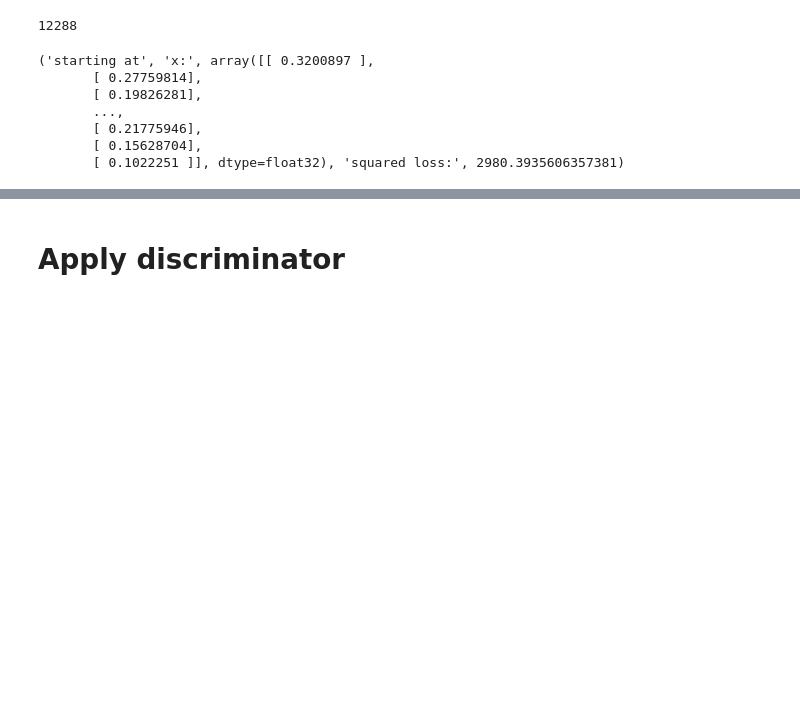
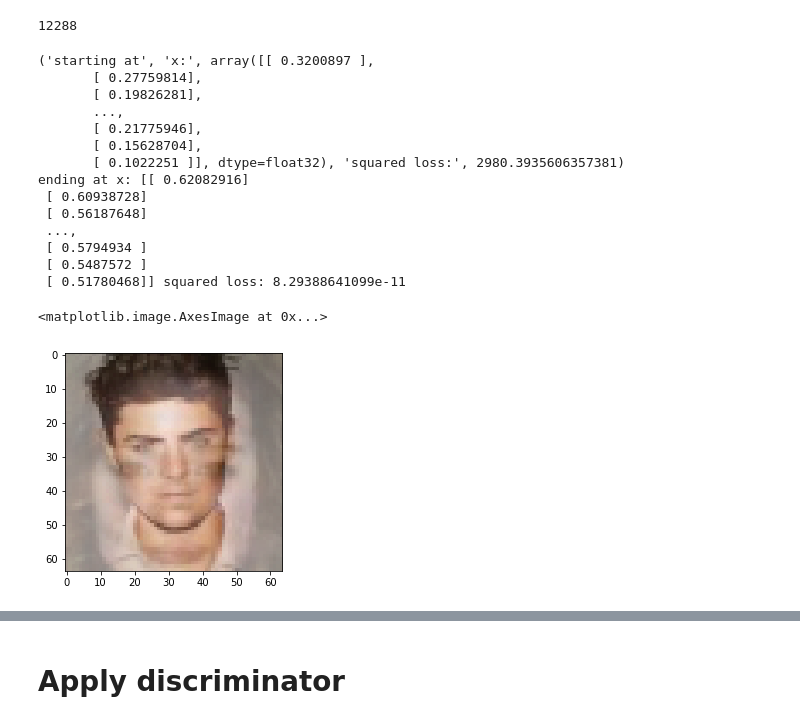
Before and after one commit to adepalatis/EE379K, a Jupyter notebook: Lab7/nn_compsensing/tfupgraded_src/my_DCGAN1.ipynb, the cells around one changed output, grey strips where cells are left out. Drawn from its saved outputs; the diff is of its cells as text; code cells hidden in the pictures; blank space fills up the shorter version.

```diff
--- a/Lab7/nn_compsensing/tfupgraded_src/my_DCGAN1.ipynb
+++ b/Lab7/nn_compsensing/tfupgraded_src/my_DCGAN1.ipynb
@@ -58,35 +58,44 @@ plt.imshow(zefron)
 # %%
 ''' Reshape the images into vectors and define loss function. '''
 zefron_vec = zefron.reshape(12288,1)
-test_vec = dcgan_utils.inverse_transform(x_hat_val[im_idx, :]).reshape(12288, 1)
+test_vec1 = dcgan_utils.inverse_transform(x_hat_val[im_idx, :]).reshape(12288, 1)
 zefron_vec = tf.Variable(zefron_vec, dtype=tf.float32)
-test_vec = tf.Variable(test_vec)
+test_vec1 = tf.Variable(test_vec1)
 # %%
-squared_diff = tf.square(tf.cast(zefron_vec, tf.float64) - tf.cast(test_vec, tf.float64))
+squared_diff = tf.square(tf.cast(zefron_vec, tf.float64) - tf.cast(test_vec1, tf.float64))
 squared_loss = tf.reduce_sum(squared_diff)
 optimizer = tf.train.GradientDescentOptimizer(0.1)
 train = optimizer.minimize(squared_loss)
 init = tf.global_variables_initializer()
 
 def optimize():
     sess.run(init)
-    print("starting at", "x:", sess.run(test_vec), "squared loss:", sess.run(squared_loss))
-    for step in range(10000):
+    print("starting at", "x:", sess.run(test_vec1), "squared loss:", sess.run(squared_loss))
+    for step in range(1000):
         sess.run(train)
-        sess.run(test_vec)
+        sess.run(test_vec1)
         sess.run(squared_loss)
         #print("step", step, "x:", sess.run(test_vec), "squared loss:", sess.run(squared_loss))
-    print "ending at", "x:", sess.run(test_vec), "squared loss:", sess.run(squared_loss)
+    print "ending at", "x:", sess.run(test_vec1), "squared loss:", sess.run(squared_loss)
 optimize()
 
 # Um...?
 #print sess.run(tf.reshape(test_vec, [64,64,3], name='test_vec'))
-plt.imshow(sess.run(tf.reshape(test_vec, [64,64,3], name='test_vec')))
+plt.imshow(sess.run(tf.reshape(test_vec1, [64,64,3], name='test_vec1')))
 # %% [output]
 ('starting at', 'x:', array([[ 0.3200897 ],
        [ 0.27759814],
        [ 0.19826281],
        ...,
        [ 0.21775946],
        [ 0.15628704],
        [ 0.1022251 ]], dtype=float32), 'squared loss:', 2980.3935606357381)
+ending at x: [[ 0.62082916]
+ [ 0.60938728]
+ [ 0.56187648]
+ ...,
+ [ 0.5794934 ]
+ [ 0.5487572 ]
+ [ 0.51780468]] squared loss: 8.29388641099e-11
+<matplotlib.image.AxesImage at 0x...>
+[figure, added]
```
Also changed, not shown: parts of 3 cells of this notebook.
